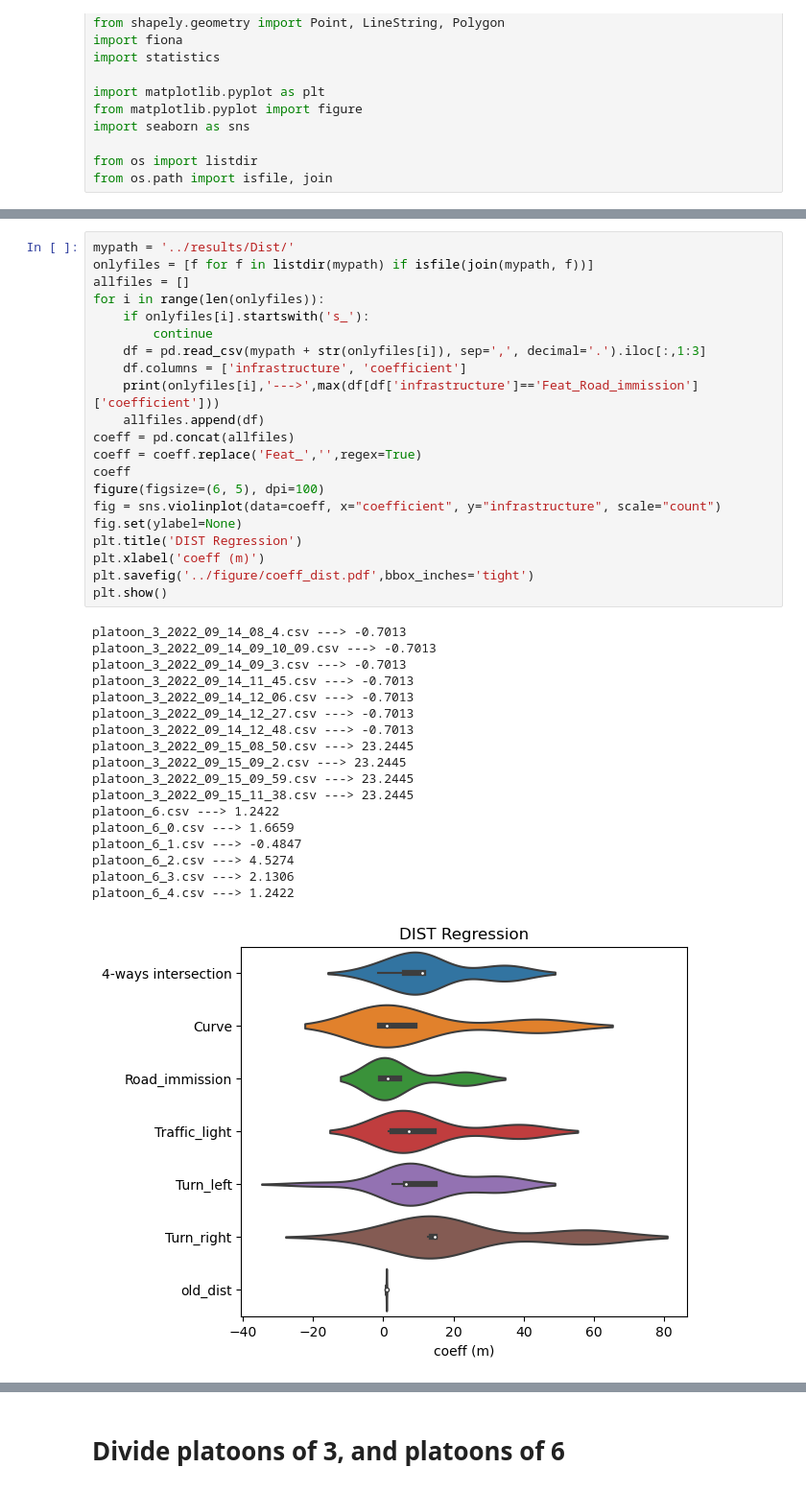
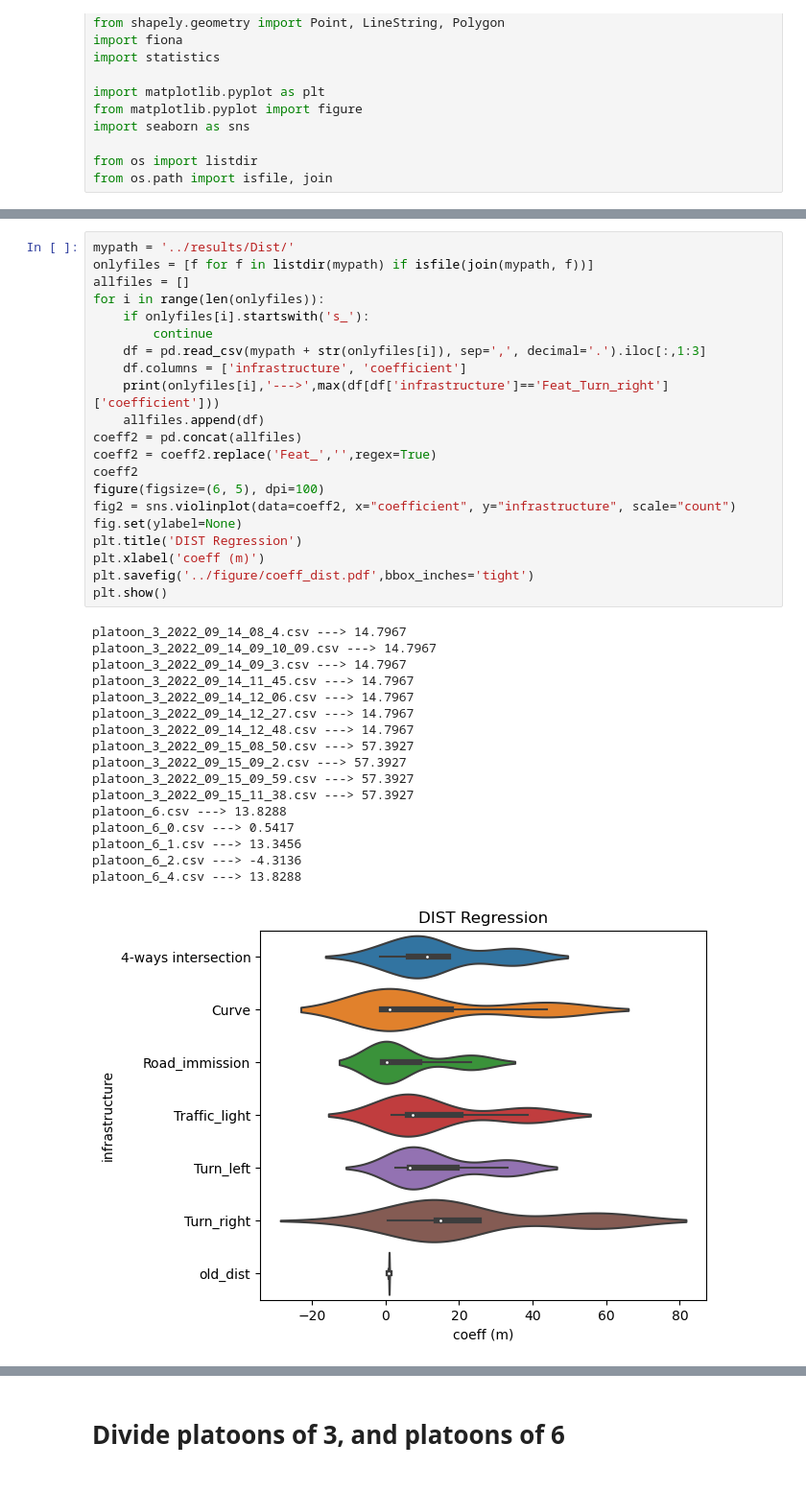
Before and after one commit to mmamei/platoon, a Jupyter notebook: graph/violinplots.ipynb, the cells around one changed output, grey strips where cells are left out. Shown: that part at 96% size. Saved outputs shown, nothing was run; the diff lists cells and outputs as text.

```diff
--- a/graph/violinplots.ipynb
+++ b/graph/violinplots.ipynb
@@ -56,43 +56,42 @@ platoon_6_4.csv ---> 0.0101
 # %%
 mypath = '../results/Dist/'
 onlyfiles = [f for f in listdir(mypath) if isfile(join(mypath, f))]
 allfiles = []
 for i in range(len(onlyfiles)):
     if onlyfiles[i].startswith('s_'):
         continue
     df = pd.read_csv(mypath + str(onlyfiles[i]), sep=',', decimal='.').iloc[:,1:3]
     df.columns = ['infrastructure', 'coefficient']
-    print(onlyfiles[i],'--->',max(df[df['infrastructure']=='Feat_Road_immission']['coefficient']))
+    print(onlyfiles[i],'--->',max(df[df['infrastructure']=='Feat_Turn_right']['coefficient']))
     allfiles.append(df)
-coeff = pd.concat(allfiles)
-coeff = coeff.replace('Feat_','',regex=True)
-coeff
+coeff2 = pd.concat(allfiles)
+coeff2 = coeff2.replace('Feat_','',regex=True)
+coeff2
 figure(figsize=(6, 5), dpi=100)
-fig = sns.violinplot(data=coeff, x="coefficient", y="infrastructure", scale="count")
+fig2 = sns.violinplot(data=coeff2, x="coefficient", y="infrastructure", scale="count")
 fig.set(ylabel=None)
 plt.title('DIST Regression')
 plt.xlabel('coeff (m)')
 plt.savefig('../figure/coeff_dist.pdf',bbox_inches='tight')
 plt.show()
 # %% [output]
-platoon_3_2022_09_14_08_4.csv ---> -0.7013
-platoon_3_2022_09_14_09_10_09.csv ---> -0.7013
-platoon_3_2022_09_14_09_3.csv ---> -0.7013
-platoon_3_2022_09_14_11_45.csv ---> -0.7013
-platoon_3_2022_09_14_12_06.csv ---> -0.7013
-platoon_3_2022_09_14_12_27.csv ---> -0.7013
-platoon_3_2022_09_14_12_48.csv ---> -0.7013
-platoon_3_2022_09_15_08_50.csv ---> 23.2445
-platoon_3_2022_09_15_09_2.csv ---> 23.2445
-platoon_3_2022_09_15_09_59.csv ---> 23.2445
-platoon_3_2022_09_15_11_38.csv ---> 23.2445
-platoon_6.csv ---> 1.2422
-platoon_6_0.csv ---> 1.6659
-platoon_6_1.csv ---> -0.4847
-platoon_6_2.csv ---> 4.5274
-platoon_6_3.csv ---> 2.1306
-platoon_6_4.csv ---> 1.2422
+platoon_3_2022_09_14_08_4.csv ---> 14.7967
+platoon_3_2022_09_14_09_10_09.csv ---> 14.7967
+platoon_3_2022_09_14_09_3.csv ---> 14.7967
+platoon_3_2022_09_14_11_45.csv ---> 14.7967
+platoon_3_2022_09_14_12_06.csv ---> 14.7967
+platoon_3_2022_09_14_12_27.csv ---> 14.7967
+platoon_3_2022_09_14_12_48.csv ---> 14.7967
+platoon_3_2022_09_15_08_50.csv ---> 57.3927
+platoon_3_2022_09_15_09_2.csv ---> 57.3927
+platoon_3_2022_09_15_09_59.csv ---> 57.3927
+platoon_3_2022_09_15_11_38.csv ---> 57.3927
+platoon_6.csv ---> 13.8288
+platoon_6_0.csv ---> 0.5417
+platoon_6_1.csv ---> 13.3456
+platoon_6_2.csv ---> -4.3136
+platoon_6_4.csv ---> 13.8288
-[figure, old version]
+[figure, new version]
 # %%
 avg_co2_cooeff = coeff.groupby(['infrastructure'])[['coefficient']].mean().reset_index()
 avg_ivd_cooeff = coeff2.groupby(['infrastructure'])[['coefficient']].mean().reset_index()
```
Also changed, not shown: parts of 5 cells of this notebook, 18 other files.
